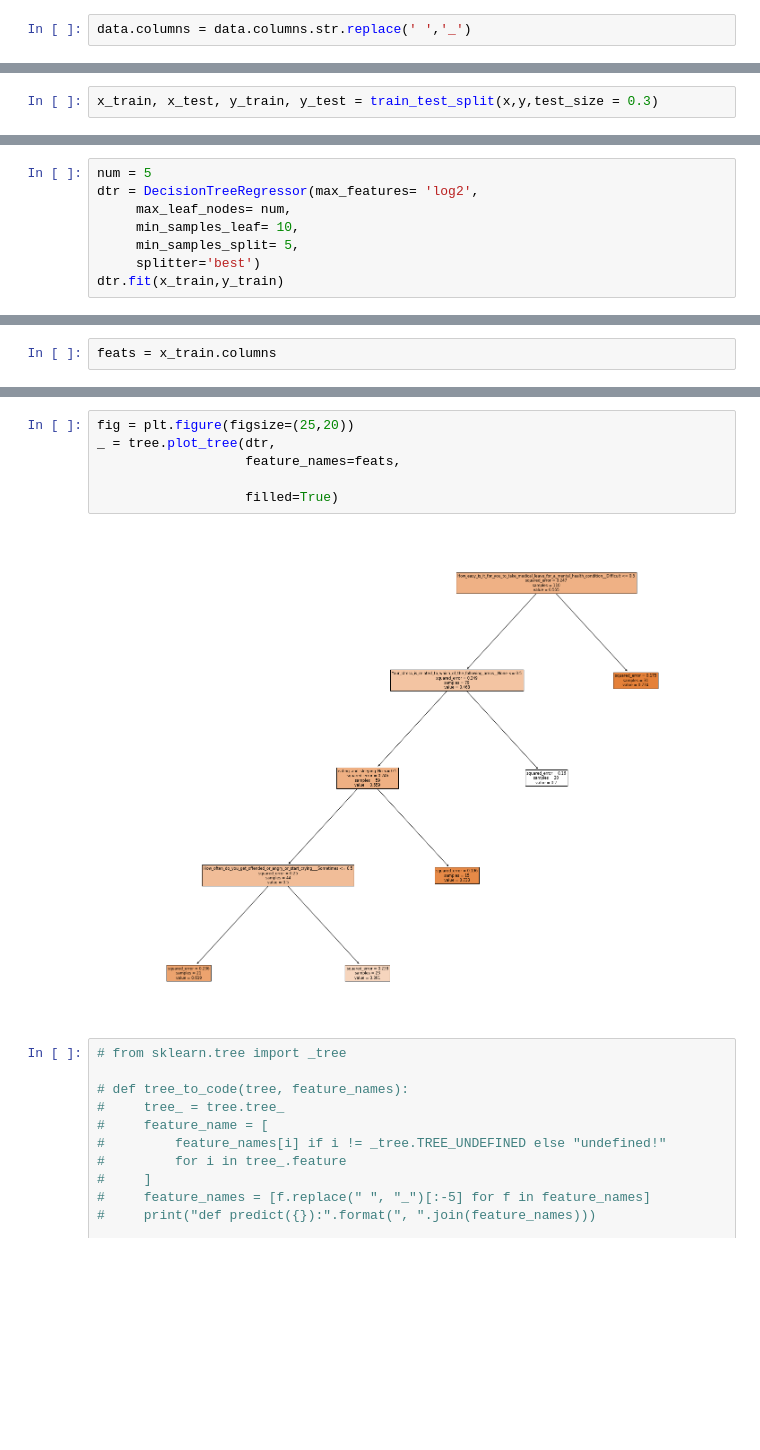
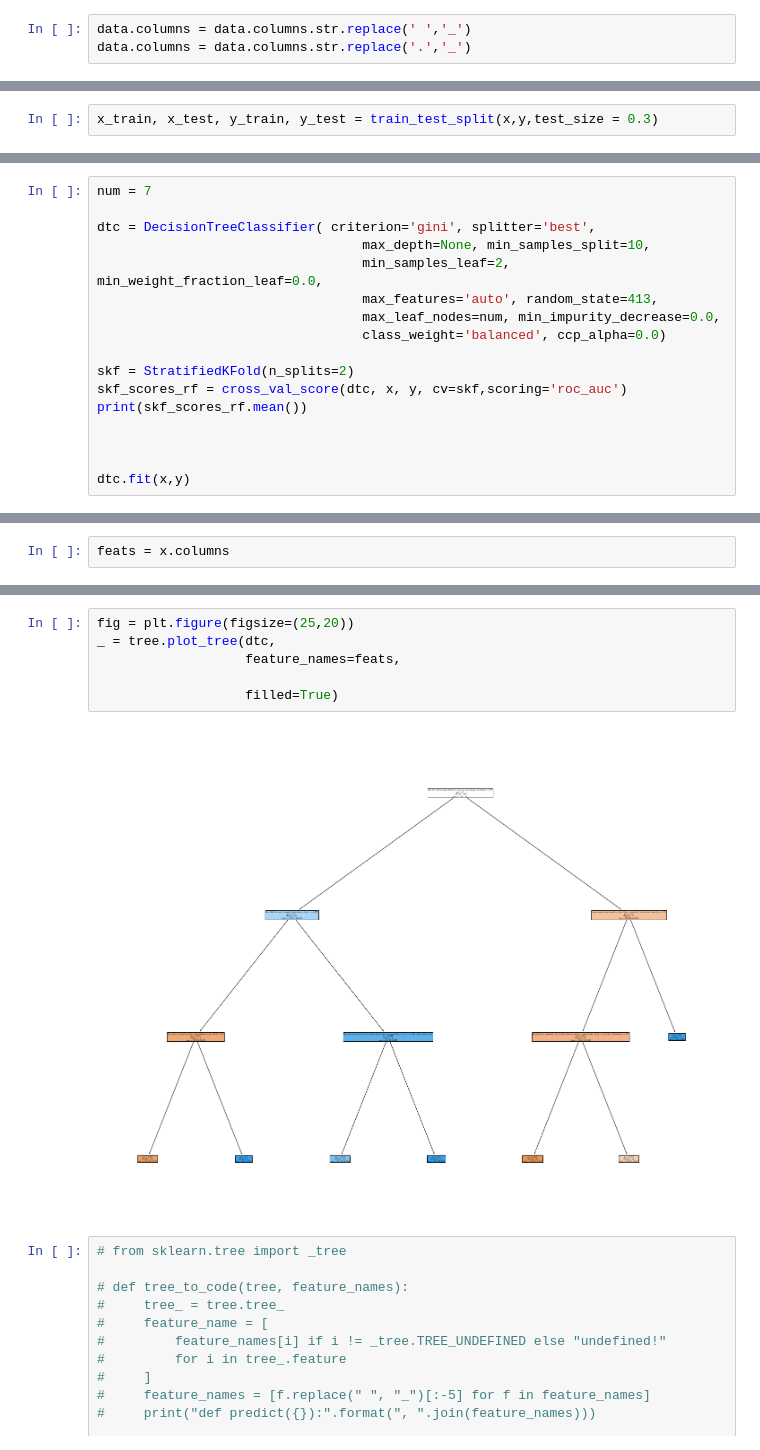
Before and after one commit to DataSenseiAryan/DecisionTreeClustering, a Jupyter notebook: Project__Mental_H.ipynb, the cells around one changed output, grey strips where cells are left out. Cells and saved outputs as stored; diff of their text form; blank space fills up the shorter version.

```diff
--- a/Project__Mental_H.ipynb
+++ b/Project__Mental_H.ipynb
@@ -372,6 +401,7 @@ Index(['How confident you have been feeling in your capabilities recently.',
       dtype='object')
 # %%
 data.columns = data.columns.str.replace(' ','_')
+data.columns = data.columns.str.replace('.','_')
 # %%
 data
 # %% [output]
@@ -432,9 +471,18 @@ Clusters =  [0.         0.1        0.15384615 0.63636364 0.7804878  1.        ]
 # %%
-num = 5
-dtr = DecisionTreeRegressor(max_features= 'log2',
-     max_leaf_nodes= num,
-     min_samples_leaf= 10,
-     min_samples_split= 5,
-     splitter='best')
-dtr.fit(x_train,y_train)
+num = 7
+
+dtc = DecisionTreeClassifier( criterion='gini', splitter='best',
+                                  max_depth=None, min_samples_split=10,
+                                  min_samples_leaf=2, min_weight_fraction_leaf=0.0,
+                                  max_features='auto', random_state=413,
+                                  max_leaf_nodes=num, min_impurity_decrease=0.0,
+                                  class_weight='balanced', ccp_alpha=0.0)
+
+skf = StratifiedKFold(n_splits=2)
+skf_scores_rf = cross_val_score(dtc, x, y, cv=skf,scoring='roc_auc')
+print(skf_scores_rf.mean())
+
+
+
+dtc.fit(x,y)
 # %% [output]
@@ -465,3 +495,3 @@ print(dtr.predict(x_train))
 # %%
-feats = x_train.columns
+feats = x.columns
 # %%
@@ -484,11 +520,11 @@ print(text_representation)
 # %%
 fig = plt.figure(figsize=(25,20))
-_ = tree.plot_tree(dtr,
+_ = tree.plot_tree(dtc,
                    feature_names=feats,
 
                    filled=True)
 # %% [output]
-[figure, old version]
+[figure, new version]
 # %%
 # from sklearn.tree import _tree
 
```
Also changed, not shown: parts of 15 cells of this notebook.
